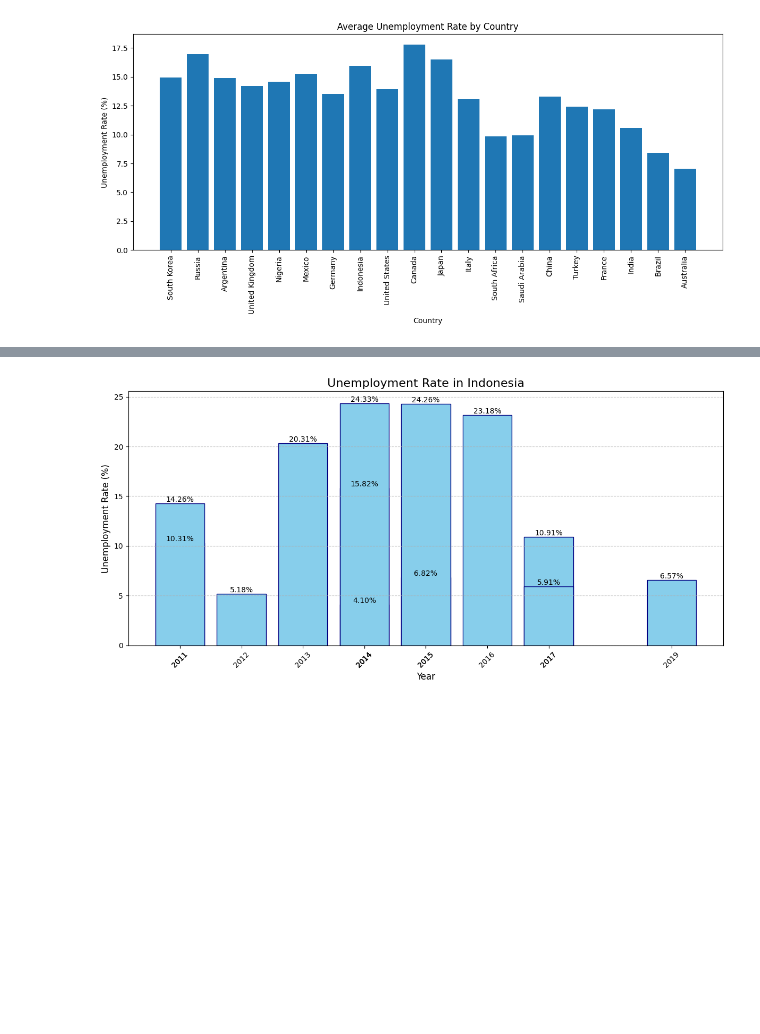
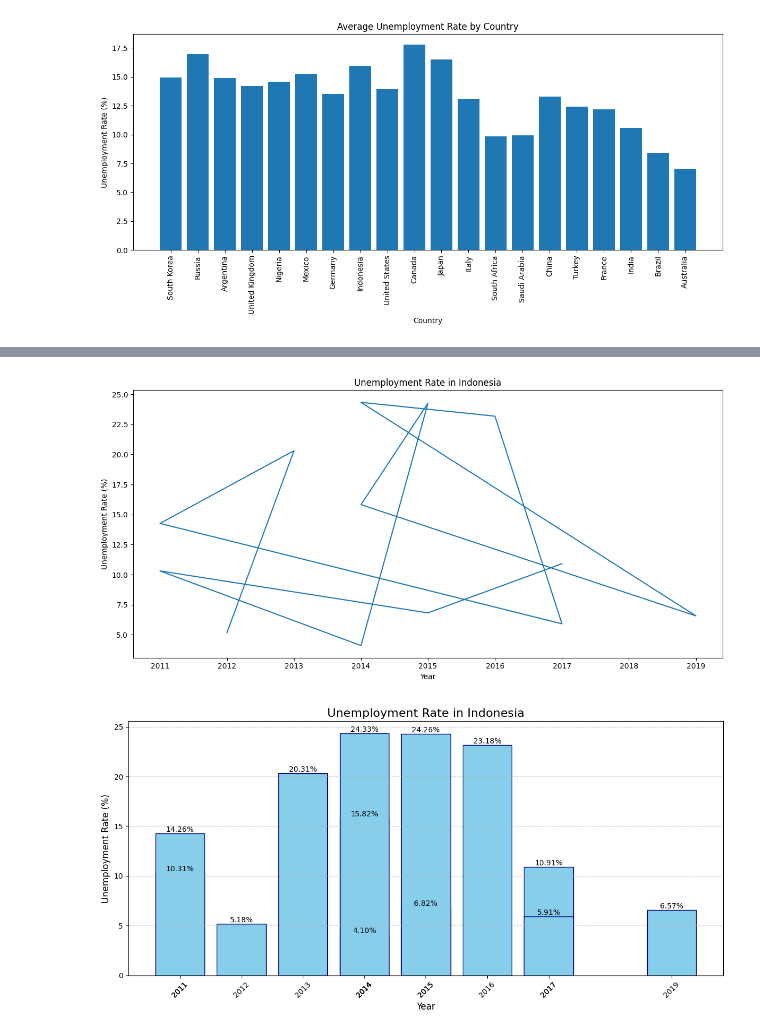
Before and after one commit to YafiRizky/data_analyst_portofolio, a Jupyter notebook: World_Bank_analysis.ipynb, the cells around one changed output, grey strips where cells are left out. Cells and saved outputs as stored; diff of their text form; code cells hidden in the pictures; blank space fills up the shorter version.

```diff
--- a/World_Bank_analysis.ipynb
+++ b/World_Bank_analysis.ipynb
@@ -224,3 +257,15 @@ plt.show()
+# %%
+# Average Unemployment Rate for Indonesia each year
+indonesia_unemployment = df[df['Country'] == 'Indonesia'][['Year', 'Unemployment Rate (%)']]
+plt.figure(figsize=(12, 6))
+plt.plot(indonesia_unemployment['Year'], indonesia_unemployment['Unemployment Rate (%)'])
+plt.title('Unemployment Rate in Indonesia')
+plt.xlabel('Year')
+plt.ylabel('Unemployment Rate (%)')
+plt.tight_layout()
+plt.show()
+# %% [output]
+[figure, added]
 # %%
 # Average Unemployment Rate for Indonesia each year
 indonesia_unemployment = df[df['Country'] == 'Indonesia'][['Year', 'Unemployment Rate (%)']]
```
Also changed, not shown: parts of 2 cells of this notebook.
